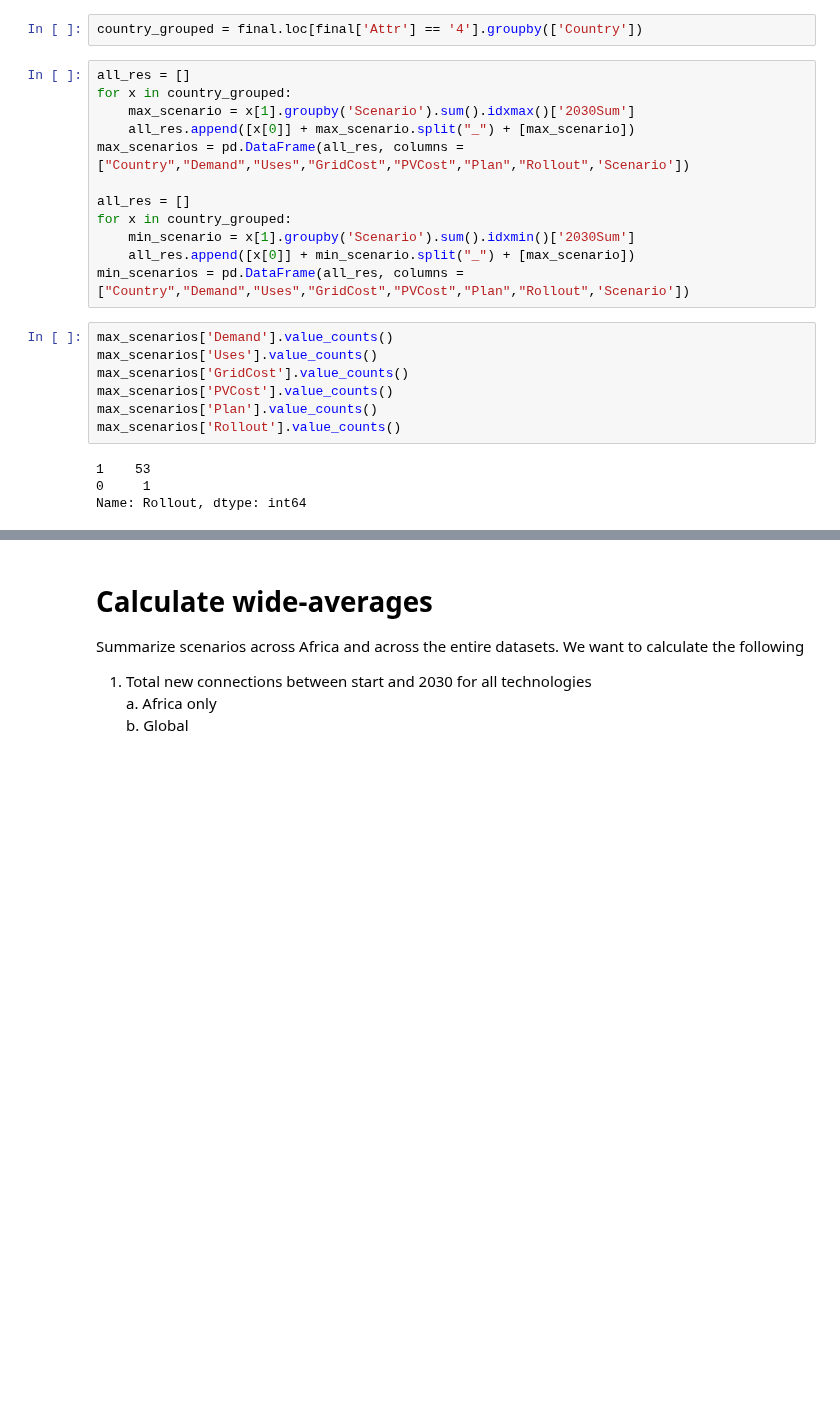
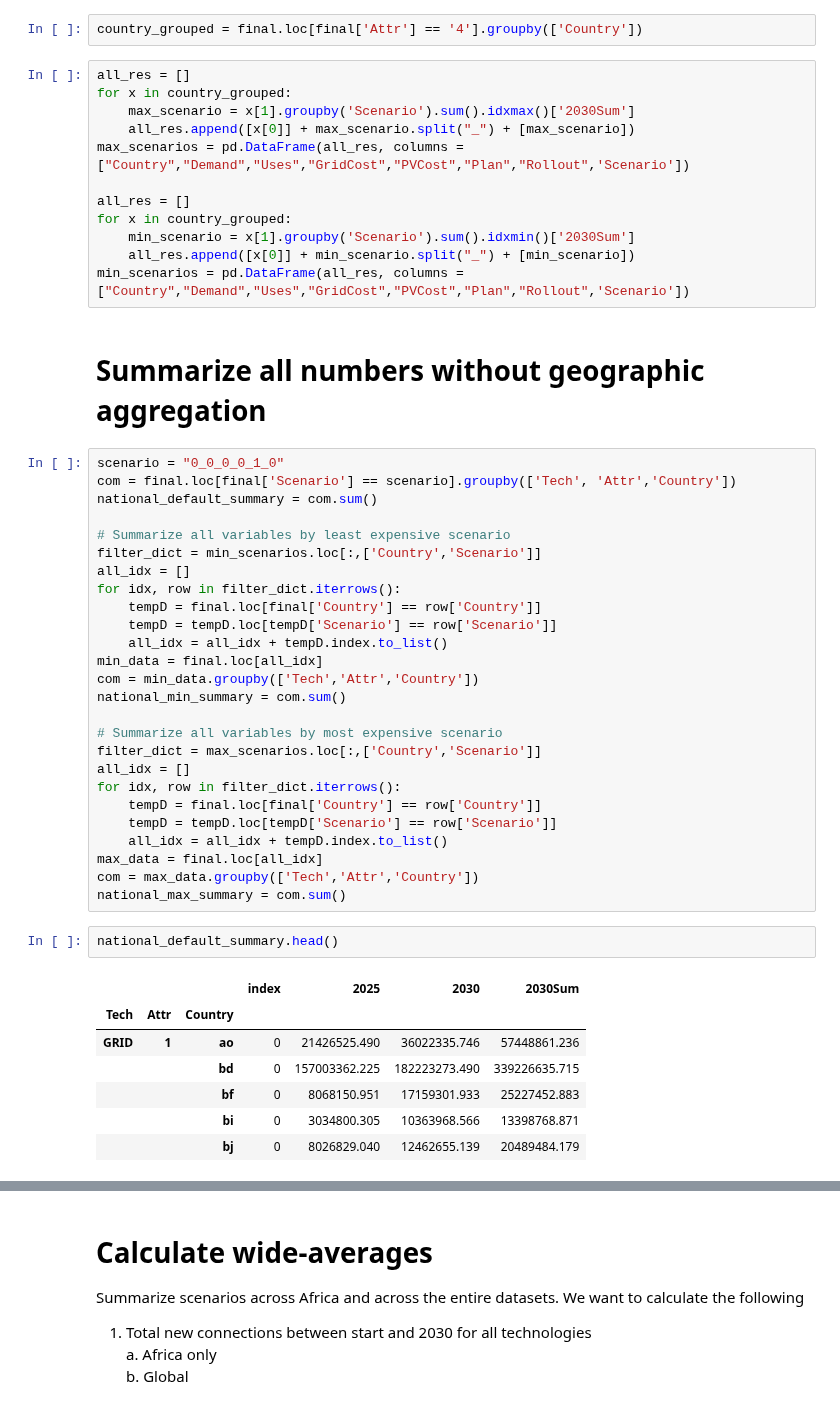
Before and after one commit to global-electrification-platform/gep_results_analysis, a Jupyter notebook: GEP_analysis/GEP_scenario_summary_file_analysis.ipynb, the cells around one changed output, grey strips where cells are left out. Saved outputs shown, nothing was run; the diff lists cells and outputs as text; blank space fills up the shorter version.

```diff
--- a/GEP_analysis/GEP_scenario_summary_file_analysis.ipynb
+++ b/GEP_analysis/GEP_scenario_summary_file_analysis.ipynb
@@ -85,16 +85,43 @@ max_scenarios = pd.DataFrame(all_res, columns = ["Country","Demand","Uses","Grid
 all_res = []
 for x in country_grouped:
     min_scenario = x[1].groupby('Scenario').sum().idxmin()['2030Sum']
-    all_res.append([x[0]] + min_scenario.split("_") + [max_scenario])
+    all_res.append([x[0]] + min_scenario.split("_") + [min_scenario])
 min_scenarios = pd.DataFrame(all_res, columns = ["Country","Demand","Uses","GridCost","PVCost","Plan","Rollout",'Scenario'])
-# %%
-max_scenarios['Demand'].value_counts()
-max_scenarios['Uses'].value_counts()
-max_scenarios['GridCost'].value_counts()
-max_scenarios['PVCost'].value_counts()
-max_scenarios['Plan'].value_counts()
-max_scenarios['Rollout'].value_counts()
-# %% [output]
-1    53
-0     1
-Name: Rollout, dtype: int64
+# %% [markdown]
+# Summarize all numbers without geographic aggregation
+# %%
+scenario = "0_0_0_0_1_0"
+com = final.loc[final['Scenario'] == scenario].groupby(['Tech', 'Attr','Country'])
+national_default_summary = com.sum()
+
+# Summarize all variables by least expensive scenario
+filter_dict = min_scenarios.loc[:,['Country','Scenario']]
+all_idx = []
+for idx, row in filter_dict.iterrows():
+    tempD = final.loc[final['Country'] == row['Country']]
+    tempD = tempD.loc[tempD['Scenario'] == row['Scenario']]
+    all_idx = all_idx + tempD.index.to_list()
+min_data = final.loc[all_idx]
+com = min_data.groupby(['Tech','Attr','Country'])
+national_min_summary = com.sum()
+
+# Summarize all variables by most expensive scenario
+filter_dict = max_scenarios.loc[:,['Country','Scenario']]
+all_idx = []
+for idx, row in filter_dict.iterrows():
+    tempD = final.loc[final['Country'] == row['Country']]
+    tempD = tempD.loc[tempD['Scenario'] == row['Scenario']]
+    all_idx = all_idx + tempD.index.to_list()
+max_data = final.loc[all_idx]
+com = max_data.groupby(['Tech','Attr','Country'])
+national_max_summary = com.sum()
+# %%
+national_default_summary.head()
+# %% [output]
+|  |  |  | index | 2025 | 2030 | 2030Sum |
+| Tech | Attr | Country |  |  |  |  |
+| GRID | 1 | ao | 0 | 21426525.490 | 36022335.746 | 57448861.236 |
+|  |  | bd | 0 | 157003362.225 | 182223273.490 | 339226635.715 |
+|  |  | bf | 0 | 8068150.951 | 17159301.933 | 25227452.883 |
+|  |  | bi | 0 | 3034800.305 | 10363968.566 | 13398768.871 |
+|  |  | bj | 0 | 8026829.040 | 12462655.139 | 20489484.179 |
```
Also changed, not shown: parts of 13 cells of this notebook, 2 other files.
